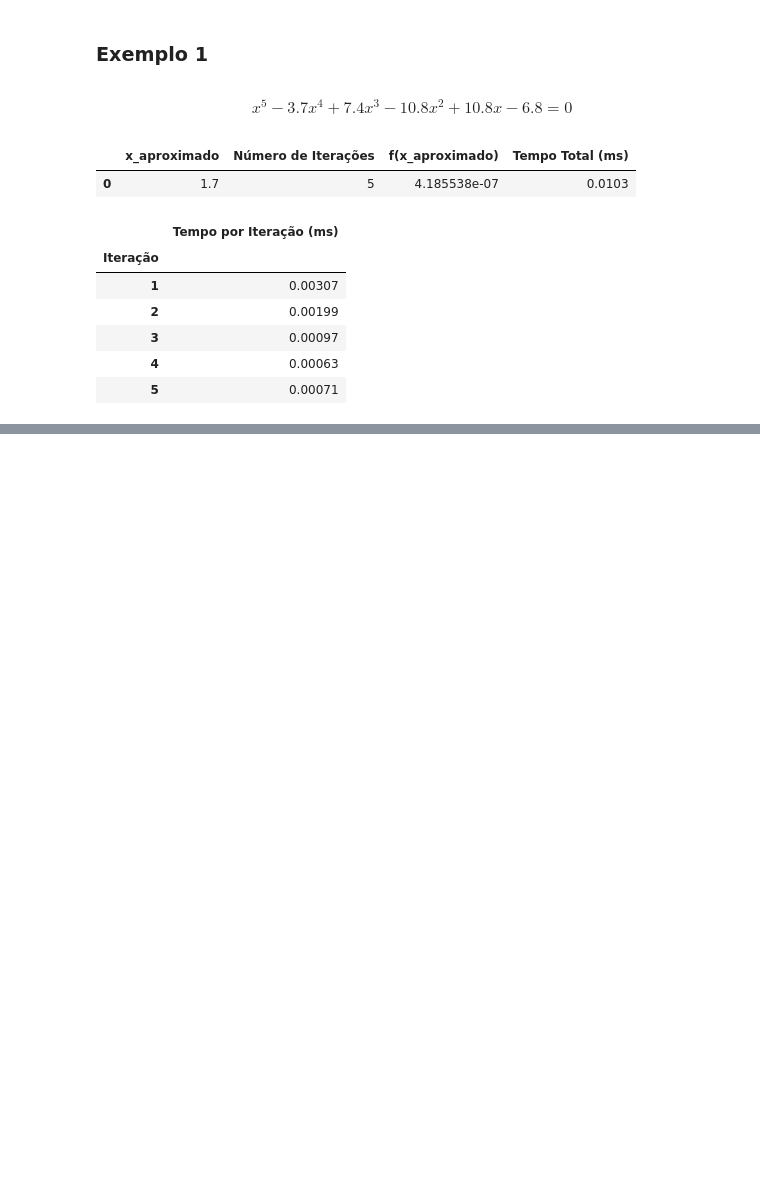
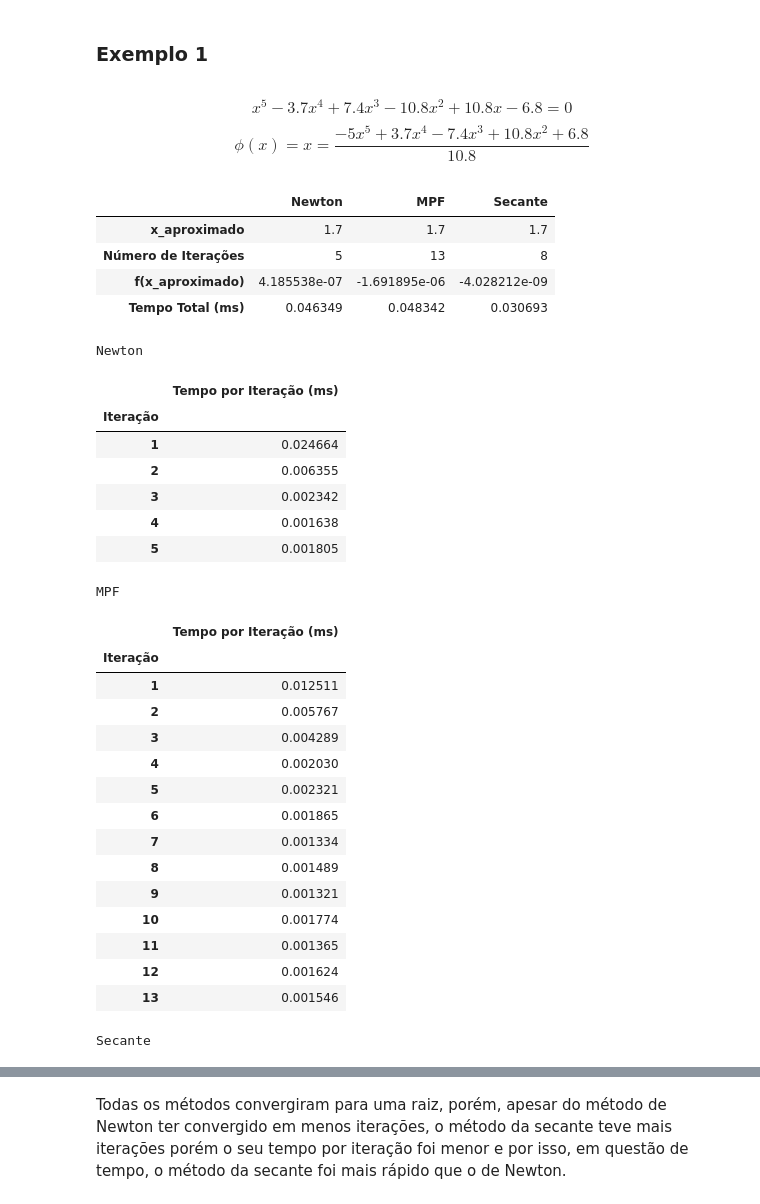
Before and after one commit to marcosnevary/computational-mathematics, a Jupyter notebook: assignments/02_1_real_zeros_of_real_functions.ipynb, the cells around one changed output, grey strips where cells are left out. Cells and saved outputs as stored; diff of their text form; code cells hidden in the pictures; blank space fills up the shorter version.

```diff
--- a/assignments/02_1_real_zeros_of_real_functions.ipynb
+++ b/assignments/02_1_real_zeros_of_real_functions.ipynb
@@ -561,3 +733,13 @@ def newton_method_polynomial(
 ### Exemplo 1
 # %% [markdown]
 $$x^5 - 3.7x^4 + 7.4x^3 - 10.8x^2 + 10.8x - 6.8 = 0$$
+$$\phi(x) = x = \frac{-5x^5 + 3.7x^4 - 7.4x^3 + 10.8x^2 + 6.8}{10.8}$$
+# %%
+def f(x: float) -> float:
+    return x ** 5 - 3.7 * x ** 4 + 7.4 * x ** 3 - 10.8 * x ** 2 + 10.8 * x - 6.8
+
+def phi(x: float) -> float:
+    return (-x ** 5 + 3.7 * x ** 4 - 7.4 * x ** 3 + 10.8 * x ** 2 + 6.8) / 10.8
+
+coefficients = (-6.8, 10.8, -10.8, 7.4, -3.7, 1)
+n = len(coefficients) - 1
@@ -564,26 +750,55 @@ $$x^5 - 3.7x^4 + 7.4x^3 - 10.8x^2 + 10.8x - 6.8 = 0$$
 # %%
-def f(x: float) -> float:
-    return x ** 5 - 3.7 * x ** 4 + 7.4 * x ** 3 - 10.8 * x ** 2 + 10.8 * x - 6.8
+newton_result = newton_method_polynomial(coefficients, n, x0, epsilon1, epsilon2, itmax)
+fixed_point_result = fixed_point_method_polynomial(
+    coefficients, n, x0, phi, epsilon1, epsilon2, itmax,
+)
+secant_result = secant_method_polynomial(coefficients, n, 1, 2, epsilon1, epsilon2, itmax)
 
-coefficientes = (-6.8, 10.8, -10.8, 7.4, -3.7, 1)
-n = len(coefficientes) - 1
+result = [
+    ('Newton', newton_result, f(newton_result[0])),
+    ('MPF', fixed_point_result, f(fixed_point_result[0])),
+    ('Secante', secant_result, f(secant_result[0])),
+]
 
-x0 = 1.5
+df_results, df_time_0, df_time_1, df_time_2 = create_table_b(result)
+display(df_results)
 
-epsilon1 = epsilon2 = 10 ** (-6)
+print('Newton')
+display(df_time_0)
 
-itmax = 100
+print('MPF')
+display(df_time_1)
 
-result = newton_method_polynomial(coefficientes, n, x0, epsilon1, epsilon2, itmax)
-df_results, df_iterations = create_table_b(result, f(result[0]))
-display(df_results, df_iterations)
+print('Secante')
+display(df_time_2)
 # %% [output]
-|  | x_aproximado | Número de Iterações | f(x_aproximado) | Tempo Total (ms) |
-| 0 | 1.7 | 5 | 4.185538e-07 | 0.0103 |
+|  | Newton | MPF | Secante |
+| x_aproximado | 1.7 | 1.7 | 1.7 |
+| Número de Iterações | 5 | 13 | 8 |
+| f(x_aproximado) | 4.185538e-07 | -1.691895e-06 | -4.028212e-09 |
+| Tempo Total (ms) | 0.046349 | 0.048342 | 0.030693 |
+Newton
 |  | Tempo por Iteração (ms) |
 | Iteração |  |
-| 1 | 0.00307 |
-| 2 | 0.00199 |
-| 3 | 0.00097 |
-| 4 | 0.00063 |
-| 5 | 0.00071 |
+| 1 | 0.024664 |
+| 2 | 0.006355 |
+| 3 | 0.002342 |
+| 4 | 0.001638 |
+| 5 | 0.001805 |
+MPF
+|  | Tempo por Iteração (ms) |
+| Iteração |  |
+| 1 | 0.012511 |
+| 2 | 0.005767 |
+| 3 | 0.004289 |
+| 4 | 0.002030 |
+| 5 | 0.002321 |
+| 6 | 0.001865 |
+| 7 | 0.001334 |
+| 8 | 0.001489 |
+| 9 | 0.001321 |
+| 10 | 0.001774 |
+| 11 | 0.001365 |
+| 12 | 0.001624 |
+| 13 | 0.001546 |
+Secante
@@ -590,2 +815,4 @@ display(df_results, df_iterations)
+# %% [markdown]
+Todas os métodos convergiram para uma raiz, porém, apesar do método de Newton ter convergido em menos iterações, o método da secante teve mais iterações porém o seu tempo por iteração foi menor e por isso, em questão de tempo, o método da secante foi mais rápido que o de Newton.
 # %% [markdown]
 $$x^3 - 3x + 3 = 0$$
```
Also changed, not shown: parts of 35 cells of this notebook, 9 other files.
